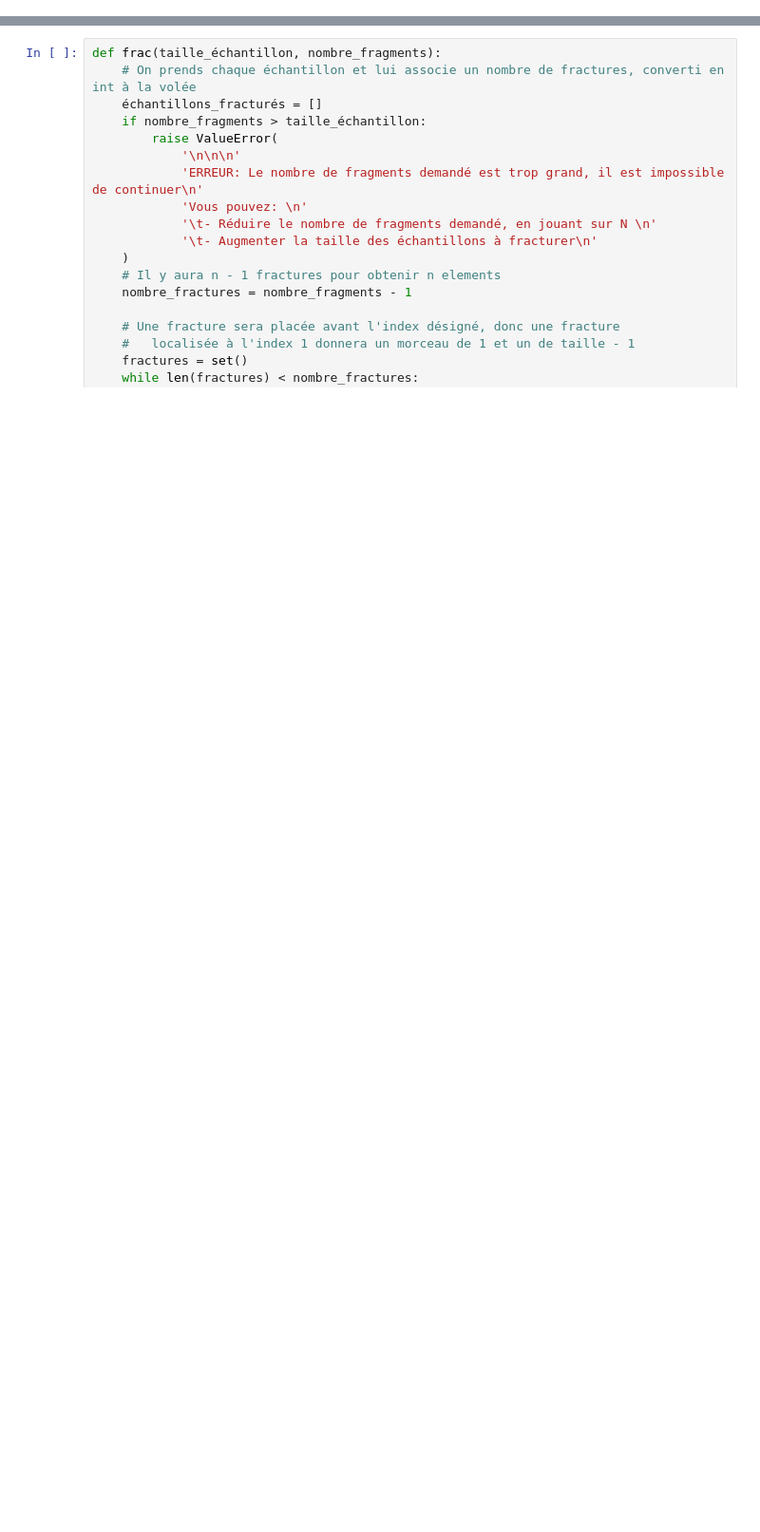
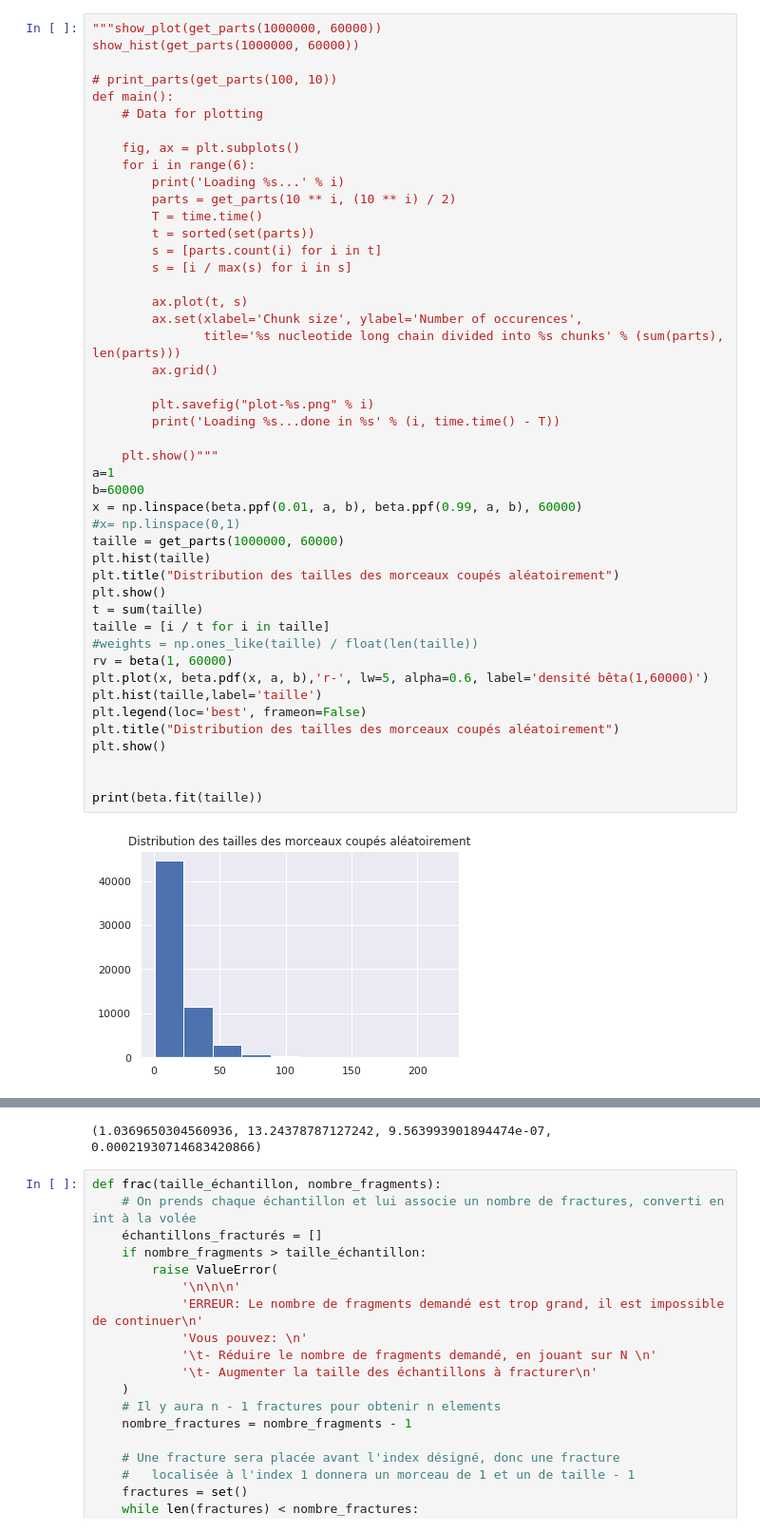
Before and after one commit to aminaghoul/reads_seq, a Jupyter notebook: generer_normale.ipynb, the cells around one changed output, grey strips where cells are left out. Shown at 95% size. Drawn from its saved outputs; the diff is of its cells as text; blank space fills up the shorter version.

```diff
--- a/generer_normale.ipynb
+++ b/generer_normale.ipynb
@@ -9,0 +51,48 @@ from matplotlib import pyplot as plt
+# %%
+"""show_plot(get_parts(1000000, 60000))
+show_hist(get_parts(1000000, 60000))
+
+# print_parts(get_parts(100, 10))
+def main():
+    # Data for plotting
+
+    fig, ax = plt.subplots()
+    for i in range(6):
+        print('Loading %s...' % i)
+        parts = get_parts(10 ** i, (10 ** i) / 2)
+        T = time.time()
+        t = sorted(set(parts))
+        s = [parts.count(i) for i in t]
+        s = [i / max(s) for i in s]
+
+        ax.plot(t, s)
+        ax.set(xlabel='Chunk size', ylabel='Number of occurences',
+               title='%s nucleotide long chain divided into %s chunks' % (sum(parts), len(parts)))
+        ax.grid()
+
+        plt.savefig("plot-%s.png" % i)
+        print('Loading %s...done in %s' % (i, time.time() - T))
+
+    plt.show()"""
+a=1
+b=60000
+x = np.linspace(beta.ppf(0.01, a, b), beta.ppf(0.99, a, b), 60000)
+#x= np.linspace(0,1)
+taille = get_parts(1000000, 60000)
+plt.hist(taille)
+plt.title("Distribution des tailles des morceaux coupés aléatoirement")
+plt.show()
+t = sum(taille)
+taille = [i / t for i in taille]
+#weights = np.ones_like(taille) / float(len(taille))
+rv = beta(1, 60000)
+plt.plot(x, beta.pdf(x, a, b),'r-', lw=5, alpha=0.6, label='densité bêta(1,60000)')
+plt.hist(taille,label='taille')
+plt.legend(loc='best', frameon=False)
+plt.title("Distribution des tailles des morceaux coupés aléatoirement")
+plt.show()
+
+
+print(beta.fit(taille))
+# %% [output]
+[figure, added]
@@ -10,3 +100,4 @@ from matplotlib import pyplot as plt
+(1.0369650304560936, 13.24378787127242, 9.563993901894474e-07, 0.00021930714683420866)
 # %%
 def frac(taille_échantillon, nombre_fragments):
     # On prends chaque échantillon et lui associe un nombre de fractures, converti en int à la volée
```
Also changed, not shown: parts of 6 cells of this notebook.
